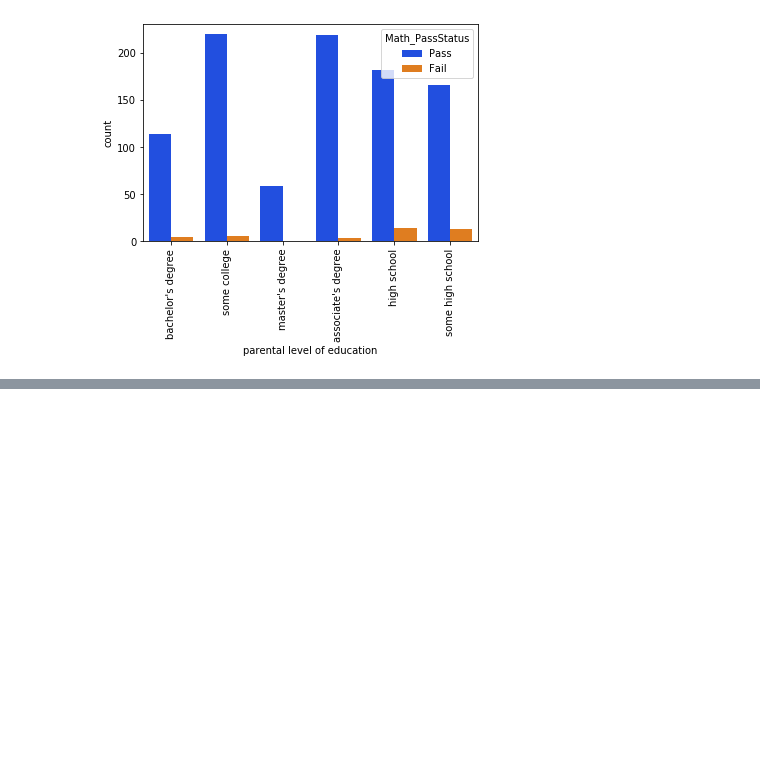
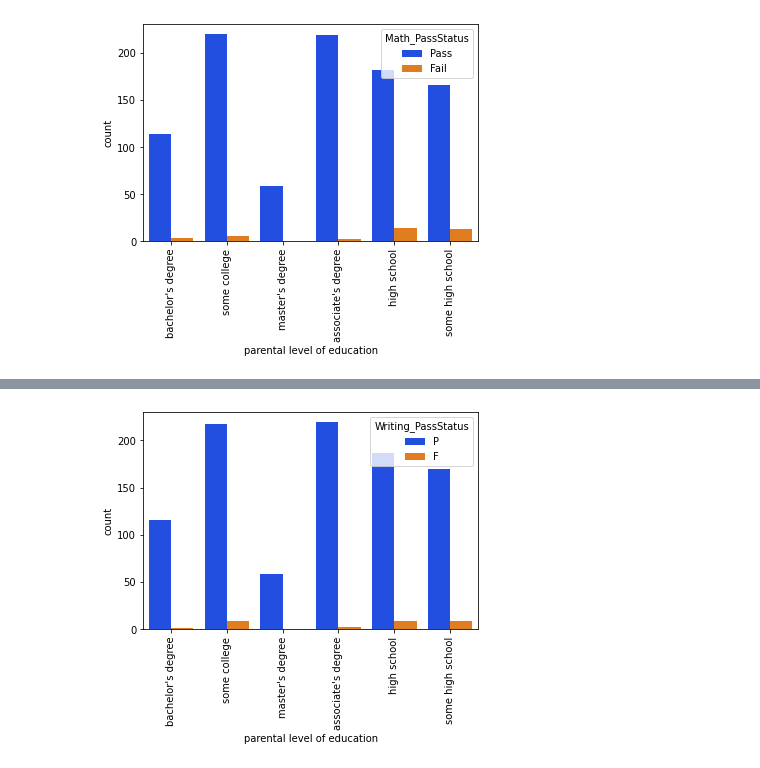
Before and after one commit to LuuHung99/Datamining, a Jupyter notebook: dataMining.ipynb, the cells around one changed output, grey strips where cells are left out. Saved outputs shown, nothing was run; the diff lists cells and outputs as text; code cells hidden in the pictures; blank space fills up the shorter version.

```diff
--- a/dataMining.ipynb
+++ b/dataMining.ipynb
@@ -74,0 +109,6 @@ _ = plt.setp(p.get_xticklabels(), rotation=90)
+# %%
+#Ảnh hưởng của trình độ học vấn cha mẹ đến kết quả
+p = sns.countplot(x='parental level of education', data = df, hue='Writing_PassStatus', palette='bright')
+_ = plt.setp(p.get_xticklabels(), rotation=90)
+# %% [output]
+[figure, added]
```
Also changed, not shown: parts of 5 cells of this notebook.
